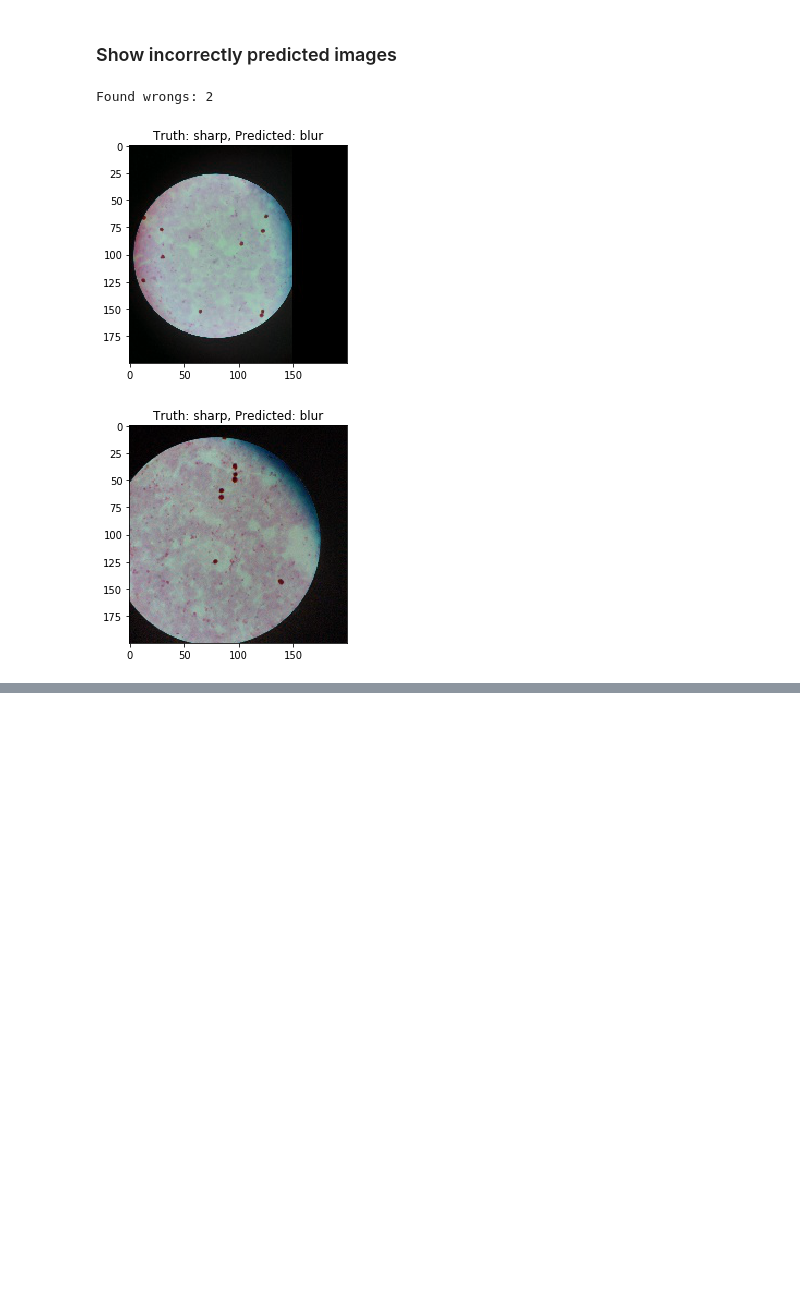
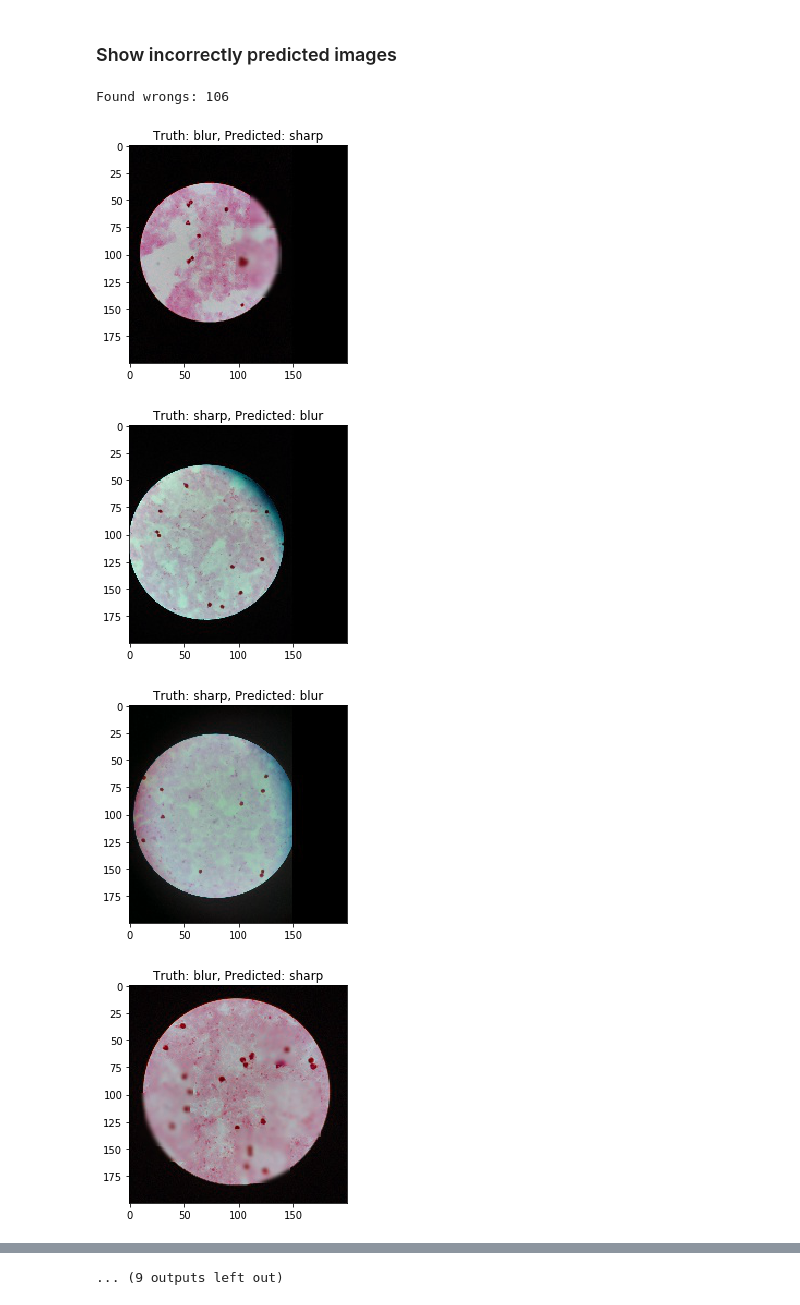
Before and after one commit to oberlage/dsp-uva, a Jupyter notebook: notebooks/BlurDetector1.ipynb, the cells around one changed output, grey strips where cells are left out. Cells and saved outputs as stored; diff of their text form; code cells hidden in the pictures; blank space fills up the shorter version.

Commit message:
added notebook/run for experiment 4 (partial rectangular blur, with increased blursize/number of blurs and more epochs, as compared with experiment 3)

```diff
--- a/notebooks/BlurDetector1.ipynb
+++ b/notebooks/BlurDetector1.ipynb
@@ -41,13 +41,13 @@ tf.logging.set_verbosity(tf.logging.ERROR)
 INPUT_DIM = 200            # input dimension of images in pixels (assumes a square image)
 NUM_OF_CATEGORIES = 1     # total number of categories
 
-INPUT_FOLDER = '../processed/'
+INPUT_FOLDER = '../../processed_rectblur/'
 ORIG_FOLDER = 'orig/'
 BLUR_FOLDER = 'blur/'
 TEST_SPLIT_FRAC = 0.2
 
-FIT_BATCH_SIZE = 64
-FIT_MAX_EPOCHS = 10
+FIT_BATCH_SIZE = 128
+FIT_MAX_EPOCHS = 60
 FIT_VALIDATION_SPLIT = 0.2
 
 FIT_STOP_MIN_DELTA = 0.01
@@ -155,7 +155,7 @@ model.compile(optimizer=keras.optimizers.Adam(lr=1e-6),
 # %% [markdown]
 # Train the model
 # %%
-model.fit(x_train, y_train,
+history = model.fit(x_train, y_train,
           batch_size=FIT_BATCH_SIZE,
           epochs=FIT_MAX_EPOCHS,
 #           callbacks=[
@@ -242,22 +264,24 @@ for i in range(show):
 # %%
 # Find the wrongly predicted ones
 wrongs = []
 for i in range(len(y_test)):
     if y_test[i] != y_tested[i]:
         wrong = {
             'image': x_test[i],
             'truth': int(y_test[i]),
             'pred': int(y_tested[i]),
         }
         wrongs.append(wrong)
 print('Found wrongs: {}'.format(len(wrongs)))
 
 # Plot the wrong predicted ones
-for wrong in wrongs:
+for wrong in wrongs[0:min(20,len(wrongs))]:
     plt.title('Truth: {t}, Predicted: {p}'.format(t=labels[wrong['truth']], p=labels[wrong['pred']]))
     plt.imshow(wrong['image'])
     plt.show()
 # %% [output]
-Found wrongs: 2
+Found wrongs: 106
-[figure, old version]
+[figure, new version]
-[figure, old version]
+[figure, new version]
+[figure, added]
+[figure, added]
@@ -263,0 +295 @@ Found wrongs: 2
+... (9 outputs left out)
```
Also changed, not shown: parts of 6 cells of this notebook, 1 other file.
